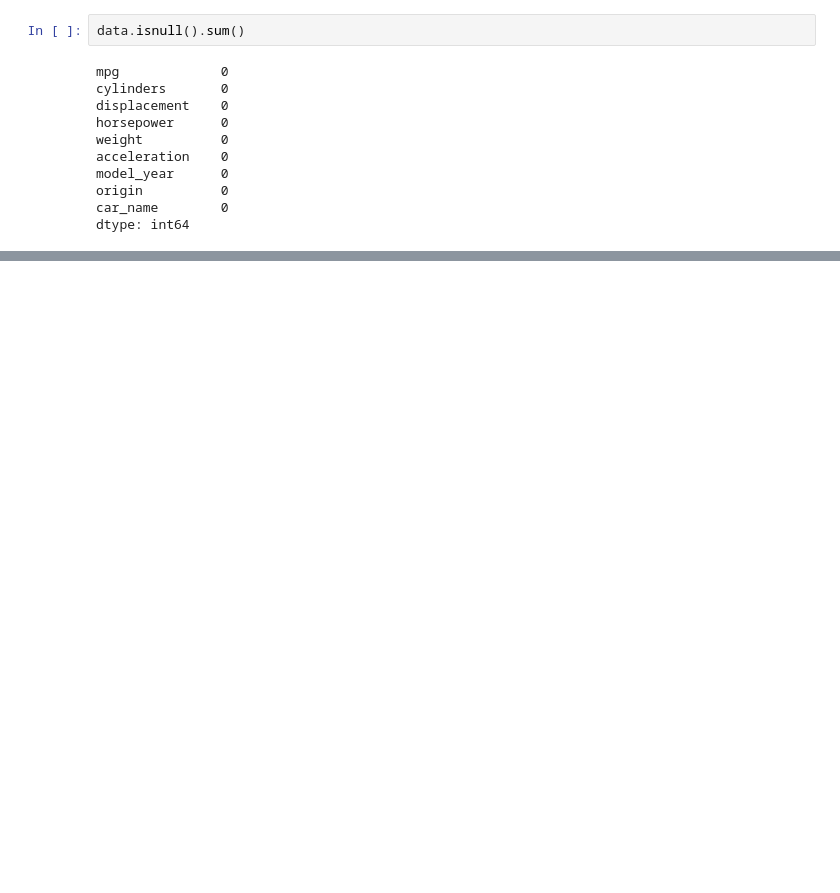
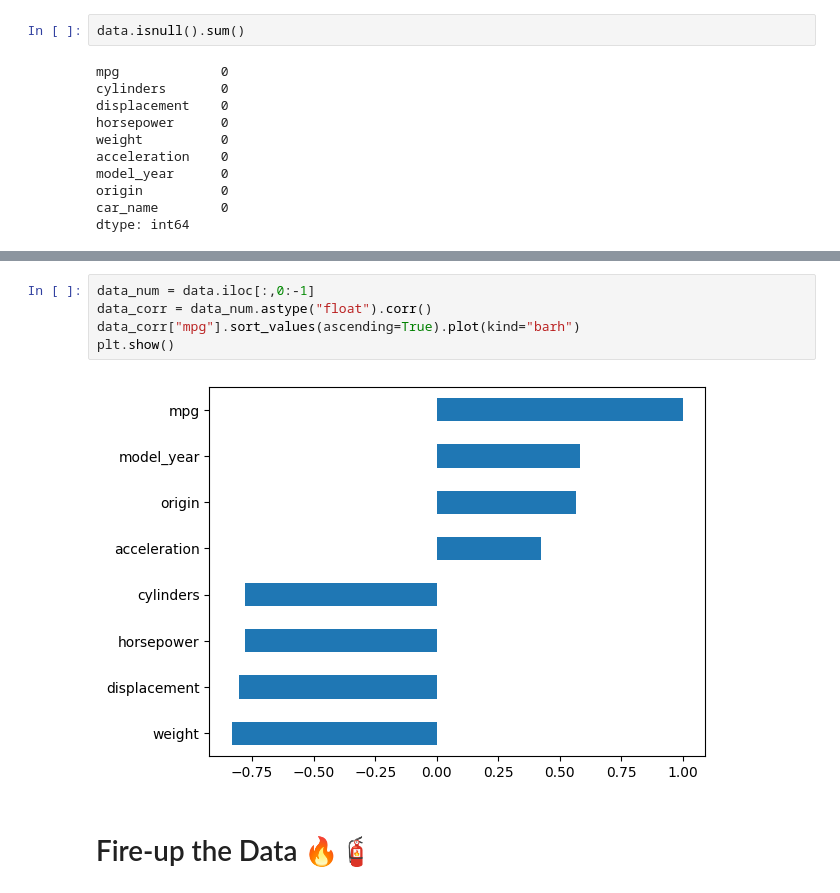
Before and after one commit to ayichimboy/apollo-v1-ML, a Jupyter notebook: src_deepL/deep_learning_regression_tensorflow.ipynb, the cells around one changed output, grey strips where cells are left out. Saved outputs shown, nothing was run; the diff lists cells and outputs as text; blank space fills up the shorter version.

```diff
--- a/src_deepL/deep_learning_regression_tensorflow.ipynb
+++ b/src_deepL/deep_learning_regression_tensorflow.ipynb
@@ -141,0 +171,9 @@ data.iloc[:,0:-1]
+# %%
+data_num = data.iloc[:,0:-1]
+data_corr = data_num.astype("float").corr()
+data_corr["mpg"].sort_values(ascending=True).plot(kind="barh")
+plt.show()
+# %% [output]
+[figure, added]
+# %% [markdown]
+# Fire-up the Data 🔥🧯
```
Also changed, not shown: parts of 73 cells of this notebook, 6 other files.
